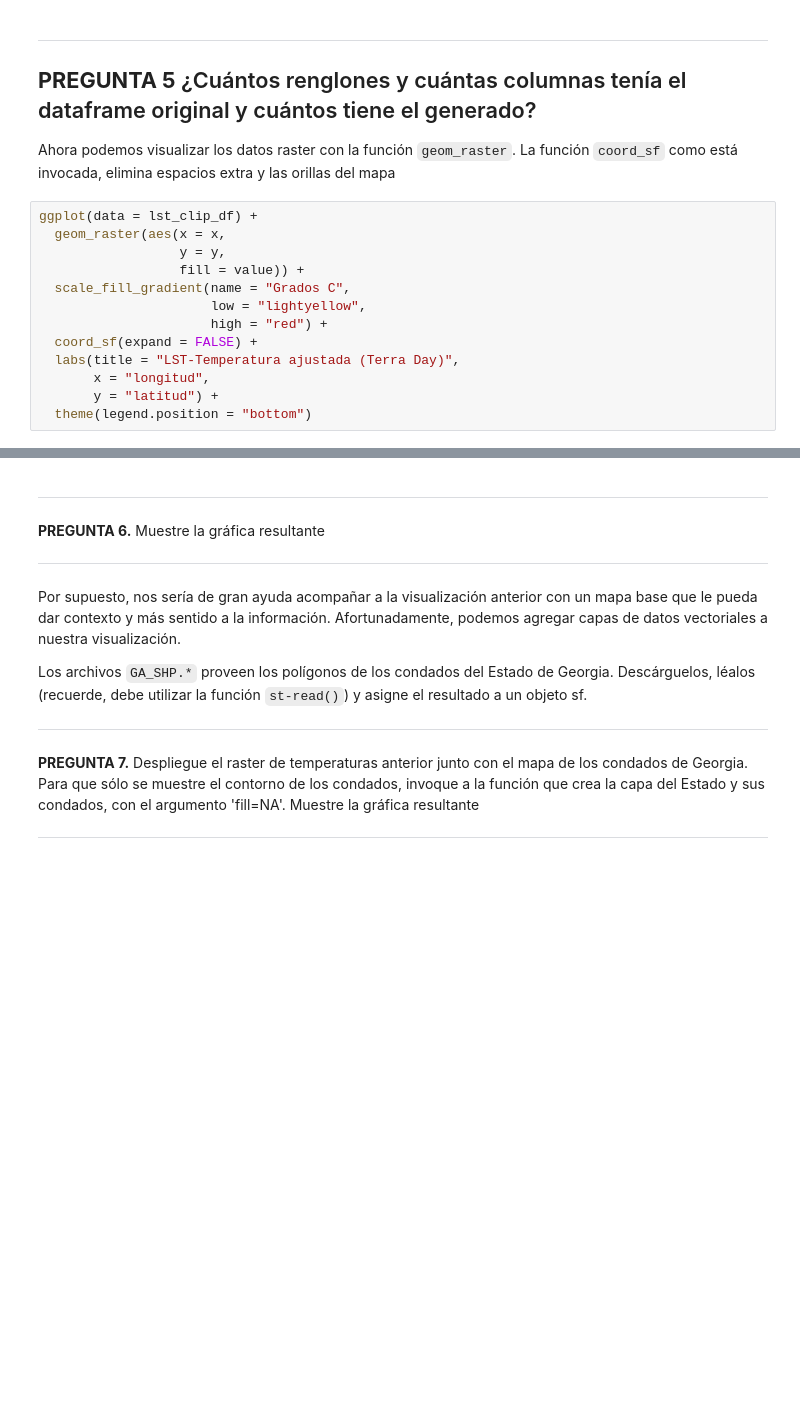
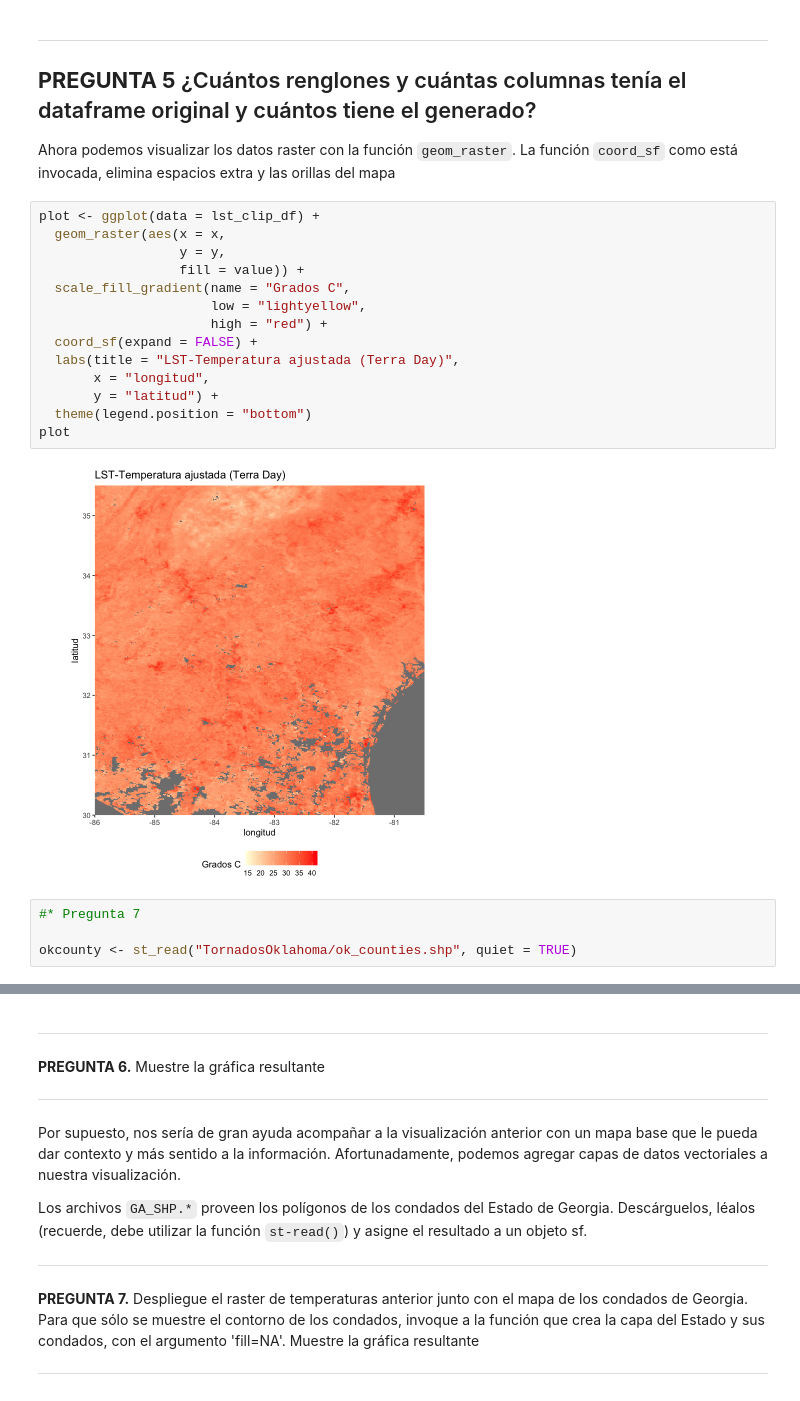
Before and after one commit to MiguelMonr/VisualizacionInformacion, a Jupyter notebook: Notebooks/Pr7_VisualizacionRaster.ipynb, the cells around one changed output, grey strips where cells are left out. Drawn from its saved outputs; the diff is of its cells as text; blank space fills up the shorter version.

```diff
--- a/Notebooks/Pr7_VisualizacionRaster.ipynb
+++ b/Notebooks/Pr7_VisualizacionRaster.ipynb
@@ -118,15 +219,22 @@ lst_clip_df <- rasterdf(lst_clip)
 ---
 Ahora podemos visualizar los datos raster con la función `geom_raster`. La función `coord_sf` como está invocada, elimina espacios extra y las orillas del mapa
 # %%
-ggplot(data = lst_clip_df) +
+plot <- ggplot(data = lst_clip_df) +
   geom_raster(aes(x = x,
                   y = y,
                   fill = value)) +
   scale_fill_gradient(name = "Grados C",
                       low = "lightyellow",
                       high = "red") +
   coord_sf(expand = FALSE) +
   labs(title = "LST-Temperatura ajustada (Terra Day)",
        x = "longitud",
        y = "latitud") +
   theme(legend.position = "bottom")
+plot
+# %% [output]
+[figure, added]
+# %%
+#* Pregunta 7
+
+okcounty <- st_read("TornadosOklahoma/ok_counties.shp", quiet = TRUE)
```
Also changed, not shown: parts of 9 cells of this notebook, 7 other files.
